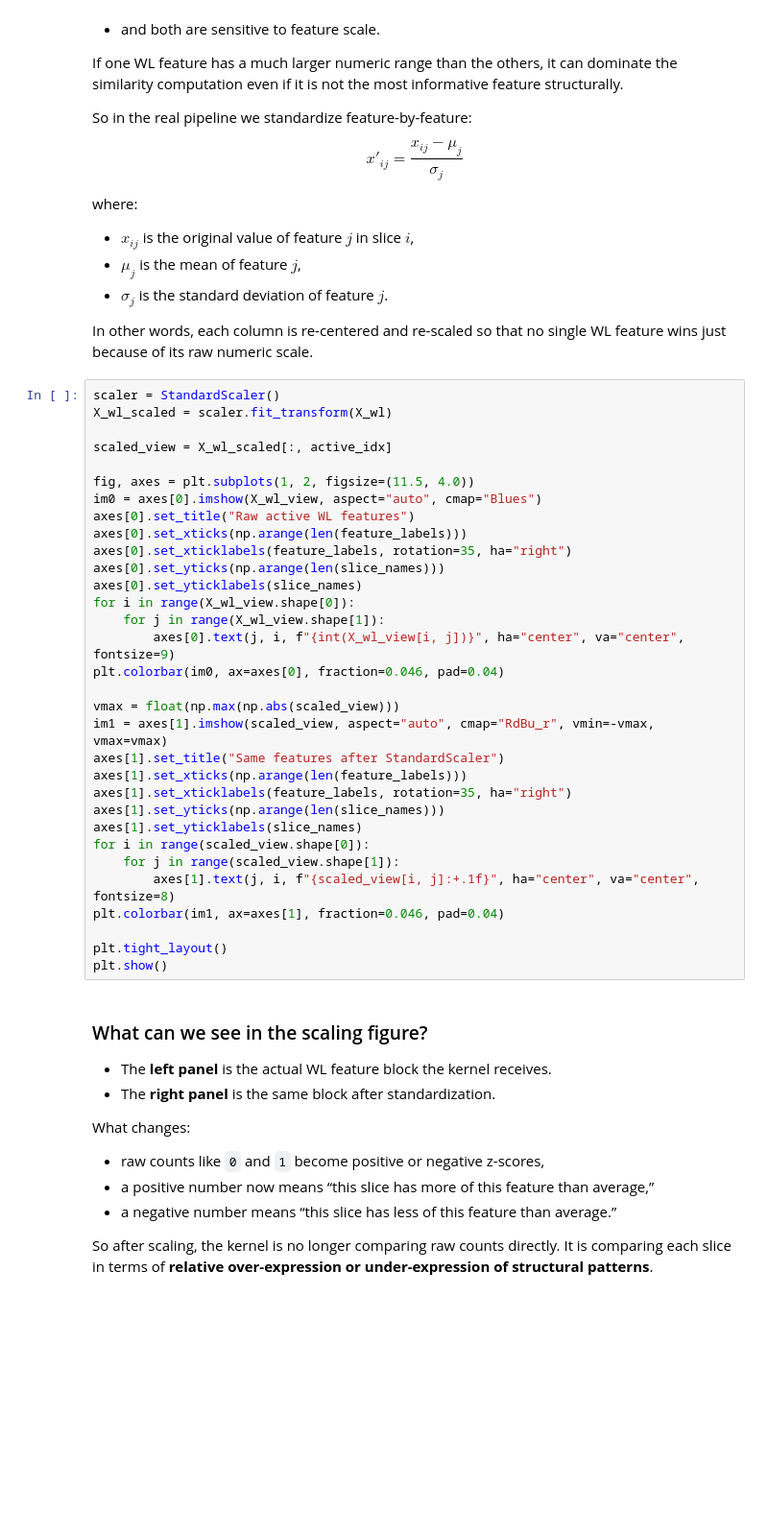
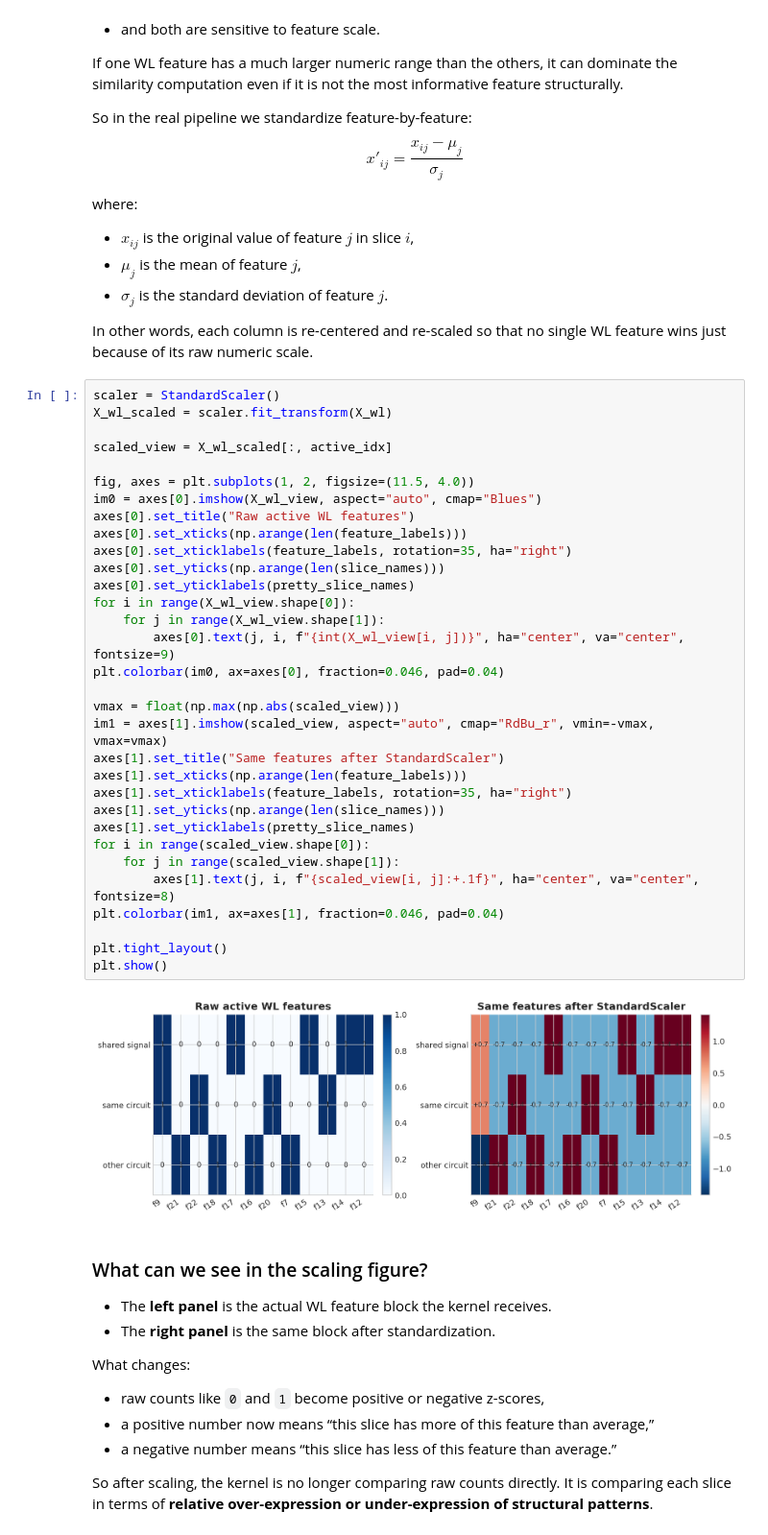
Before and after one commit to rubenfb23/PIG-Patching-based-Interpretability-Graphs-and-Kernel-Methods, a Jupyter notebook: notebooks/kernel_mechanism_walkthrough.ipynb, the cells around one changed output. Shown at 96% size. Drawn from its saved outputs; the diff is of its cells as text; blank space fills up the shorter version.

```diff
--- a/notebooks/kernel_mechanism_walkthrough.ipynb
+++ b/notebooks/kernel_mechanism_walkthrough.ipynb
@@ -248,35 +266,37 @@ In other words, each column is re-centered and re-scaled so that no single WL fe
 # %%
 scaler = StandardScaler()
 X_wl_scaled = scaler.fit_transform(X_wl)
 
 scaled_view = X_wl_scaled[:, active_idx]
 
 fig, axes = plt.subplots(1, 2, figsize=(11.5, 4.0))
 im0 = axes[0].imshow(X_wl_view, aspect="auto", cmap="Blues")
 axes[0].set_title("Raw active WL features")
 axes[0].set_xticks(np.arange(len(feature_labels)))
 axes[0].set_xticklabels(feature_labels, rotation=35, ha="right")
 axes[0].set_yticks(np.arange(len(slice_names)))
-axes[0].set_yticklabels(slice_names)
+axes[0].set_yticklabels(pretty_slice_names)
 for i in range(X_wl_view.shape[0]):
     for j in range(X_wl_view.shape[1]):
         axes[0].text(j, i, f"{int(X_wl_view[i, j])}", ha="center", va="center", fontsize=9)
 plt.colorbar(im0, ax=axes[0], fraction=0.046, pad=0.04)
 
 vmax = float(np.max(np.abs(scaled_view)))
 im1 = axes[1].imshow(scaled_view, aspect="auto", cmap="RdBu_r", vmin=-vmax, vmax=vmax)
 axes[1].set_title("Same features after StandardScaler")
 axes[1].set_xticks(np.arange(len(feature_labels)))
 axes[1].set_xticklabels(feature_labels, rotation=35, ha="right")
 axes[1].set_yticks(np.arange(len(slice_names)))
-axes[1].set_yticklabels(slice_names)
+axes[1].set_yticklabels(pretty_slice_names)
 for i in range(scaled_view.shape[0]):
     for j in range(scaled_view.shape[1]):
         axes[1].text(j, i, f"{scaled_view[i, j]:+.1f}", ha="center", va="center", fontsize=8)
 plt.colorbar(im1, ax=axes[1], fraction=0.046, pad=0.04)
 
 plt.tight_layout()
 plt.show()
+# %% [output]
+[figure, added]
 # %% [markdown]
 ### What can we see in the scaling figure?
 
```
Also changed, not shown: parts of 27 cells of this notebook, 1 other file.
